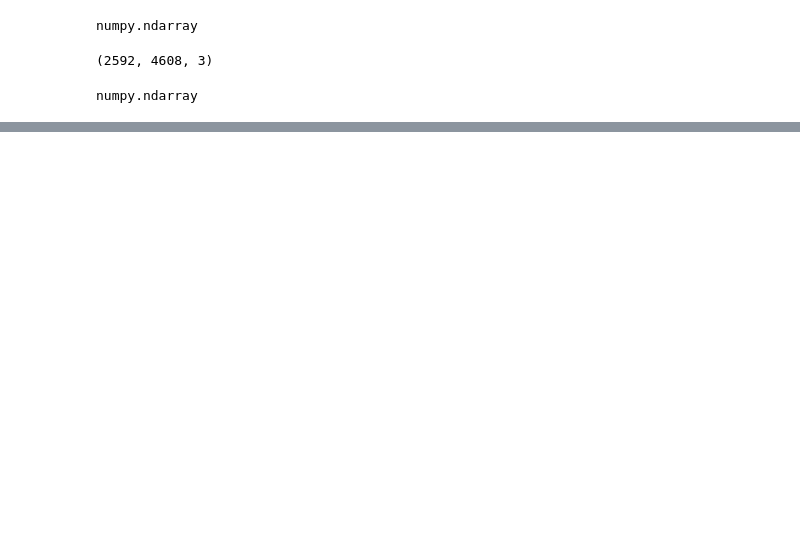
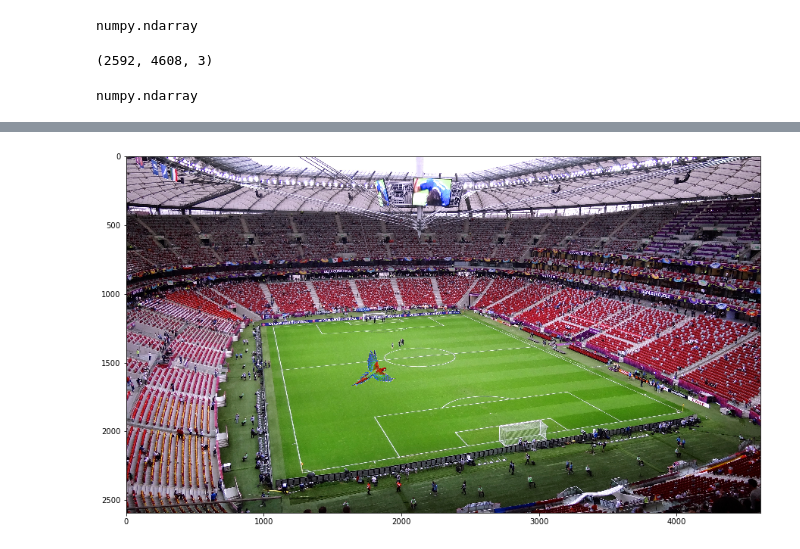
Before and after one commit to words-sdsc/edX, a Jupyter notebook: Numpy Image Movement.ipynb, the cells around one changed output, grey strips where cells are left out. Drawn from its saved outputs; the diff is of its cells as text; code cells hidden in the pictures; blank space fills up the shorter version.

```diff
--- a/Numpy Image Movement.ipynb
+++ b/Numpy Image Movement.ipynb
@@ -39,0 +54,39 @@ plt.imshow(working_copy)
+# %%
+def bird_flight_in_stadium():
+    try:
+        x0=random.randint(int(0.8*x_max),x_max)
+        y0=1000
+        working_copy = stadium.copy()
+
+        steps = 0
+        while(steps < 500):
+
+            if(steps>0):
+                working_copy[x0: x0+X, y0:y0+Y, :] = old
+
+            x0=random.randint(x0-100,x0)
+            y0=random.randint(y0,y0+100)
+
+            while( x0+X > x_max or y0+Y>y_max or x0 <0 or y0 < 0 ):
+                x0=random.randint(x0-100,x0)
+                y0=random.randint(y0,y0+100)
+
+            old = working_copy[x0: x0+X, y0:y0+Y, :].copy()
+            working_copy[x0: x0+X, y0:y0+Y, :][mask] = bird[mask]
+
+            plt.close()
+            fig,ax = plt.subplots(1,1,figsize=(15,15))
+            plt.imshow(working_copy)
+            plt.show()
+            fig.canvas.draw()
+
+            sleep(.05)
+            display.clear_output(wait=True)
+
+            steps += 1
+    except KeyboardInterrupt:
+        pass #Press square buttom to interrupt kernel anytime
+# %%
+bird_flight_in_stadium()
+# %% [output]
+[figure, added]
```
Also changed, not shown: parts of 10 cells of this notebook.
